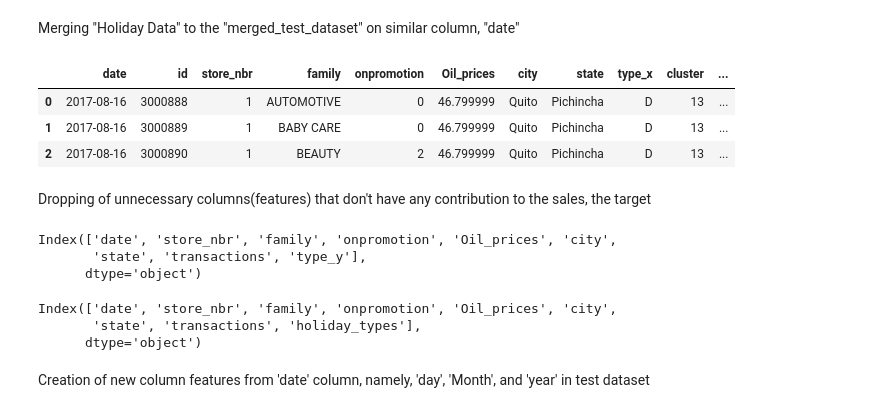
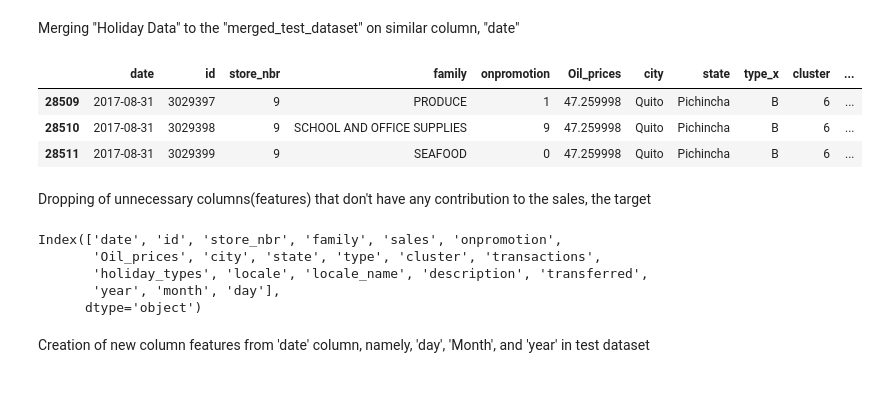
Before and after one commit to kaitany/LP3-Regression-Project, a Jupyter notebook: LP3_DAP.ipynb, the cells around one changed output. Cells and saved outputs as stored; diff of their text form; code cells hidden in the pictures.

```diff
--- a/LP3_DAP.ipynb
+++ b/LP3_DAP.ipynb
@@ -708,33 +787,31 @@ holiday_data_range2 =holiday_data[(holiday_data['date'] >= start_date1) & (holid
 # %%
 merged_test_data4 = merged_test_data3.merge(holiday_data_range2, on='date', how='left')
 
 
 #Preview of new changes made to training data
-merged_test_data4.head(3)
+merged_test_data4.tail(3)
 # %% [output]
 |  | date | id | store_nbr | family | onpromotion | Oil_prices | city | state | type_x | cluster | ... |
-| 0 | 2017-08-16 | 3000888 | 1 | AUTOMOTIVE | 0 | 46.799999 | Quito | Pichincha | D | 13 | ... |
-| 1 | 2017-08-16 | 3000889 | 1 | BABY CARE | 0 | 46.799999 | Quito | Pichincha | D | 13 | ... |
-| 2 | 2017-08-16 | 3000890 | 1 | BEAUTY | 2 | 46.799999 | Quito | Pichincha | D | 13 | ... |
+| 28509 | 2017-08-31 | 3029397 | 9 | PRODUCE | 1 | 47.259998 | Quito | Pichincha | B | 6 | ... |
+| 28510 | 2017-08-31 | 3029398 | 9 | SCHOOL AND OFFICE SUPPLIES | 9 | 47.259998 | Quito | Pichincha | B | 6 | ... |
+| 28511 | 2017-08-31 | 3029399 | 9 | SEAFOOD | 0 | 47.259998 | Quito | Pichincha | B | 6 | ... |
 # %% [markdown]
 Dropping of unnecessary columns(features) that don't have any contribution to the sales, the target
 # %%
-merged_test_dataset = merged_test_data4.drop(columns=['type_x', 'cluster', 'locale', 'locale_name', 'description', 'transferred', 'id'], axis=1,)
-#Preview of changes
-merged_test_dataset.columns
+# merged_test_dataset = merged_test_data4.drop(columns=['type_x', 'cluster', 'locale', 'locale_name', 'description', 'transactions', 'id'], axis=1,)
+# #Preview of changes
+# merged_test_dataset.columns
-# %% [output]
-Index(['date', 'store_nbr', 'family', 'onpromotion', 'Oil_prices', 'city',
-       'state', 'transactions', 'type_y'],
-      dtype='object')
 # %%
-# Renaming of 'type_y' column to 'holiday_types' for easy understanding
+#Renaming of 'type_y' column to 'holiday_types' for easy understanding
 
-merged_test_dataset = merged_test_dataset.rename(columns={'type_y': 'holiday_types'})
+merged_test_dataset = merged_test_data4.rename(columns={'type_y': 'holiday_types', 'type_x':'type'})
 #Preview of changes
-merged_test_dataset.columns
+merged_train_dataset.columns
 # %% [output]
-Index(['date', 'store_nbr', 'family', 'onpromotion', 'Oil_prices', 'city',
-       'state', 'transactions', 'holiday_types'],
+Index(['date', 'id', 'store_nbr', 'family', 'sales', 'onpromotion',
+       'Oil_prices', 'city', 'state', 'type', 'cluster', 'transactions',
+       'holiday_types', 'locale', 'locale_name', 'description', 'transferred',
+       'year', 'month', 'day'],
       dtype='object')
 # %% [markdown]
 Creation of new column features from 'date' column, namely, 'day', 'Month', and 'year' in test dataset
```
Also changed, not shown: parts of 100 cells of this notebook.
